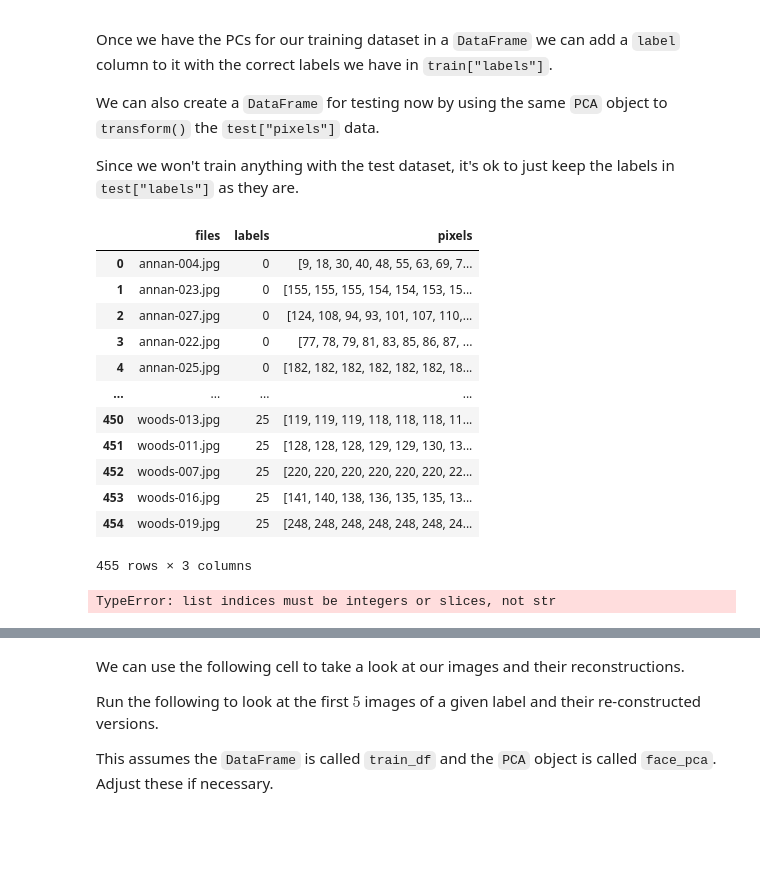
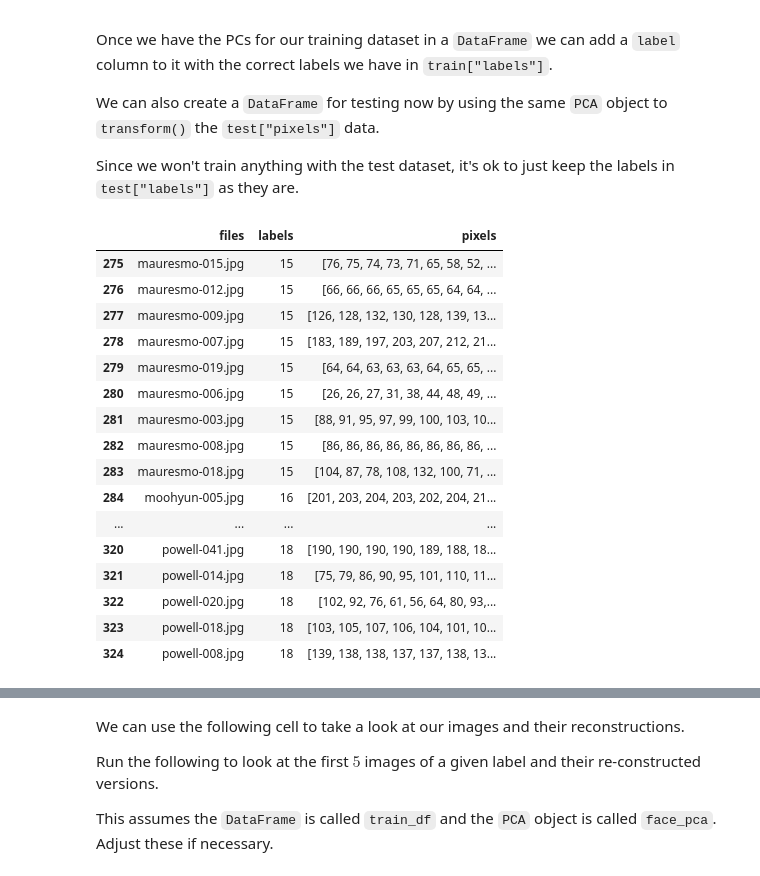
Before and after one commit to idmmachinelearning-ms/HW10, a Jupyter notebook: HW10.ipynb, the cells around one changed output, grey strips where cells are left out. Drawn from its saved outputs; the diff is of its cells as text; code cells hidden in the pictures; blank space fills up the shorter version.

Commit message:
moving onto more image/audio classification

```diff
--- a/HW10.ipynb
+++ b/HW10.ipynb
@@ -182,18 +182,22 @@ We can also create a `DataFrame` for testing now by using the same `PCA` object
 
 Since we won't train anything with the test dataset, it's ok to just keep the labels in `test["labels"]` as they are.
 # %%
-train_df
+train_df[275:325]
 # %% [output]
 |  | files | labels | pixels |
-| 0 | annan-004.jpg | 0 | [9, 18, 30, 40, 48, 55, 63, 69, 7... |
-| 1 | annan-023.jpg | 0 | [155, 155, 155, 154, 154, 153, 15... |
-| 2 | annan-027.jpg | 0 | [124, 108, 94, 93, 101, 107, 110,... |
-| 3 | annan-022.jpg | 0 | [77, 78, 79, 81, 83, 85, 86, 87, ... |
-| 4 | annan-025.jpg | 0 | [182, 182, 182, 182, 182, 182, 18... |
+| 275 | mauresmo-015.jpg | 15 | [76, 75, 74, 73, 71, 65, 58, 52, ... |
+| 276 | mauresmo-012.jpg | 15 | [66, 66, 66, 65, 65, 65, 64, 64, ... |
+| 277 | mauresmo-009.jpg | 15 | [126, 128, 132, 130, 128, 139, 13... |
+| 278 | mauresmo-007.jpg | 15 | [183, 189, 197, 203, 207, 212, 21... |
+| 279 | mauresmo-019.jpg | 15 | [64, 64, 63, 63, 63, 64, 65, 65, ... |
+| 280 | mauresmo-006.jpg | 15 | [26, 26, 27, 31, 38, 44, 48, 49, ... |
+| 281 | mauresmo-003.jpg | 15 | [88, 91, 95, 97, 99, 100, 103, 10... |
+| 282 | mauresmo-008.jpg | 15 | [86, 86, 86, 86, 86, 86, 86, 86, ... |
+| 283 | mauresmo-018.jpg | 15 | [104, 87, 78, 108, 132, 100, 71, ... |
+| 284 | moohyun-005.jpg | 16 | [201, 203, 204, 203, 202, 204, 21... |
 | ... | ... | ... | ... |
-| 450 | woods-013.jpg | 25 | [119, 119, 119, 118, 118, 118, 11... |
-| 451 | woods-011.jpg | 25 | [128, 128, 128, 129, 129, 130, 13... |
-| 452 | woods-007.jpg | 25 | [220, 220, 220, 220, 220, 220, 22... |
-| 453 | woods-016.jpg | 25 | [141, 140, 138, 136, 135, 135, 13... |
-| 454 | woods-019.jpg | 25 | [248, 248, 248, 248, 248, 248, 24... |
+| 320 | powell-041.jpg | 18 | [190, 190, 190, 190, 189, 188, 18... |
+| 321 | powell-014.jpg | 18 | [75, 79, 86, 90, 95, 101, 110, 11... |
+| 322 | powell-020.jpg | 18 | [102, 92, 76, 61, 56, 64, 80, 93,... |
+| 323 | powell-018.jpg | 18 | [103, 105, 107, 106, 104, 101, 10... |
+| 324 | powell-008.jpg | 18 | [139, 138, 138, 137, 137, 138, 13... |
-455 rows × 3 columns
@@ -215,25 +203,0 @@ display(make_image(face_pixels[1], width=img_width))
-# %%
-# TODO: reload the dataset, now with our images
-# having trouble loading dataset with images, it doesn't seem to be showing up even though i put the directory in
-# referencing ipca notebook in wk10
-# img width = 130
-
-face_pixels = []
-path = "data/images/lfw/cropped/ms/"
-contents = listdir(path)
-
-face_pixels = []
-for i in contents:
-    image = open_image(f"./data/images/lfw/cropped/ms/{i}")
-    img_width = image.size[0]
-    face_pixels.append(image.pixels)
-    newrows = {"files": i, "labels": 26, "pixels": face_pixels[i]}
-
-pca = pd.concat([train_df, pd.DataFrame([newrows])], ignore_index=True)
-
-# TODO: create PCA, fit and transform train data
-# TODO: check PCA captured variance
-# TODO: prepare DataFrame for training (add label column)
-# TODO: create the test DataFrame by running PCA on the test data
-# %% [output]
-TypeError: list indices must be integers or slices, not str
```
Also changed, not shown: parts of 21 cells of this notebook.
